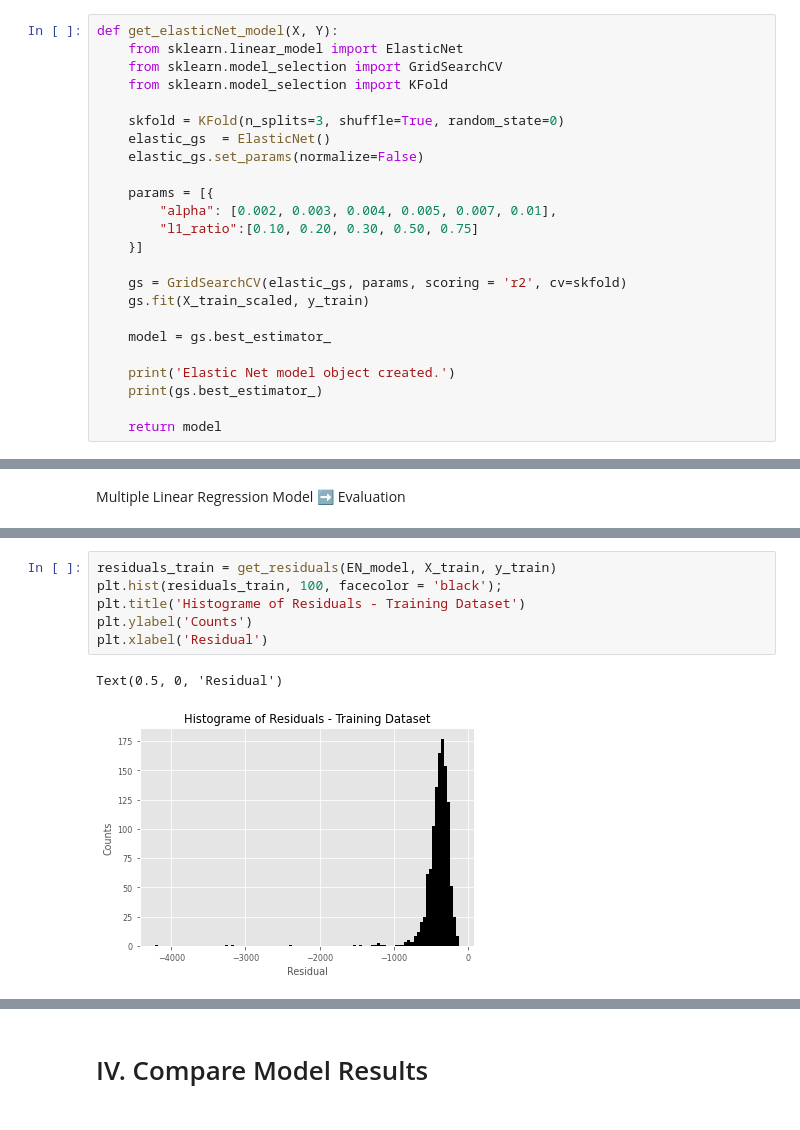
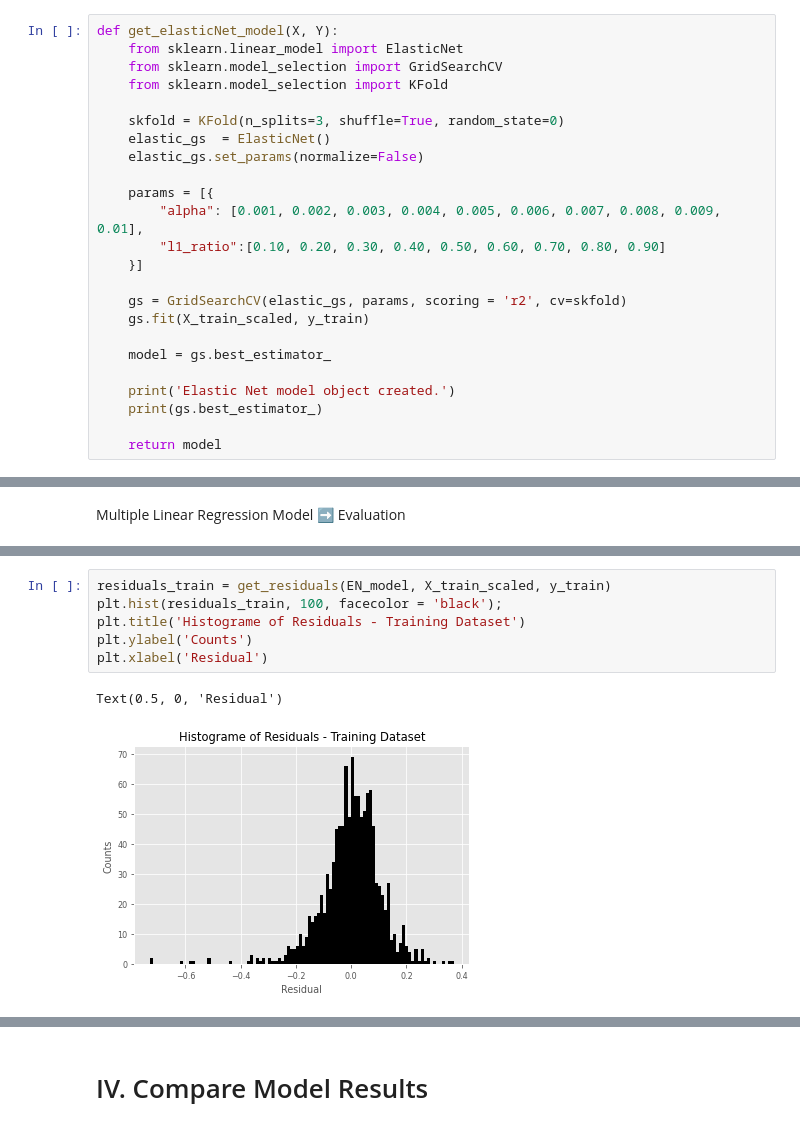
Before and after one commit to flyingcape/Ames_Iowa_HousePrices_Regression, a Jupyter notebook: ML_Project_LinearModels.ipynb, the cells around one changed output, grey strips where cells are left out. Cells and saved outputs as stored; diff of their text form.

```diff
--- a/ML_Project_LinearModels.ipynb
+++ b/ML_Project_LinearModels.ipynb
@@ -433,8 +431,8 @@ def get_elasticNet_model(X, Y):
     elastic_gs.set_params(normalize=False)
 
     params = [{
-        "alpha": [0.002, 0.003, 0.004, 0.005, 0.007, 0.01],
-        "l1_ratio":[0.10, 0.20, 0.30, 0.50, 0.75]
+        "alpha": [0.001, 0.002, 0.003, 0.004, 0.005, 0.006, 0.007, 0.008, 0.009, 0.01],
+        "l1_ratio":[0.10, 0.20, 0.30, 0.40, 0.50, 0.60, 0.70, 0.80, 0.90]
     }]
 
     gs = GridSearchCV(elastic_gs, params, scoring = 'r2', cv=skfold)
@@ -798,10 +702,10 @@ RMSE: $ 19351.488001205773
 # %%
-residuals_train = get_residuals(EN_model, X_train, y_train)
+residuals_train = get_residuals(EN_model, X_train_scaled, y_train)
 plt.hist(residuals_train, 100, facecolor = 'black');
 plt.title('Histograme of Residuals - Training Dataset')
 plt.ylabel('Counts')
 plt.xlabel('Residual')
 # %% [output]
 Text(0.5, 0, 'Residual')
-[figure, old version]
+[figure, new version]
 # %%
```
Also changed, not shown: parts of 61 cells of this notebook, 2 other files.
